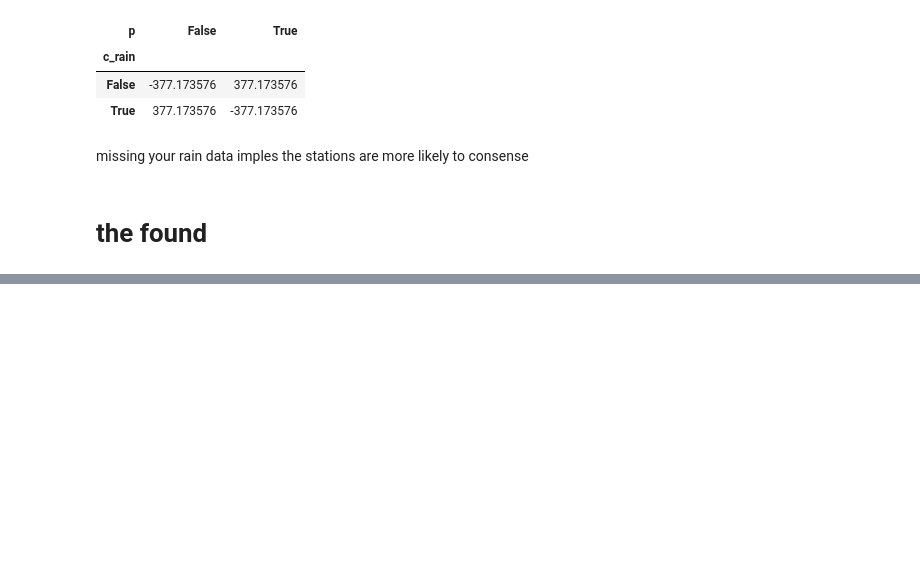
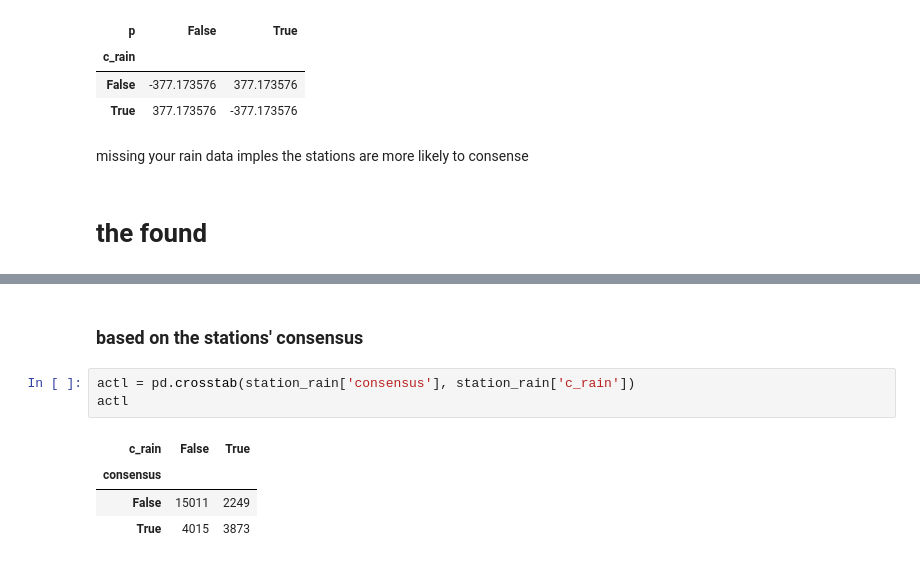
Before and after one commit to DataKind-DC/audubon-cbc, a Jupyter notebook: notebooks/2.1-rain-analysis.ipynb, the cells around one changed output, grey strips where cells are left out. Cells and saved outputs as stored; diff of their text form; blank space fills up the shorter version.

```diff
--- a/notebooks/2.1-rain-analysis.ipynb
+++ b/notebooks/2.1-rain-analysis.ipynb
@@ -419,0 +462,10 @@ missing your rain data imples the stations are more likely to consense
+# %% [markdown]
+### based on the stations' consensus
+# %%
+actl = pd.crosstab(station_rain['consensus'], station_rain['c_rain'])
+actl
+# %% [output]
+| c_rain | False | True |
+| consensus |  |  |
+| False | 15011 | 2249 |
+| True | 4015 | 3873 |
```
Also changed, not shown: parts of 34 cells of this notebook.
